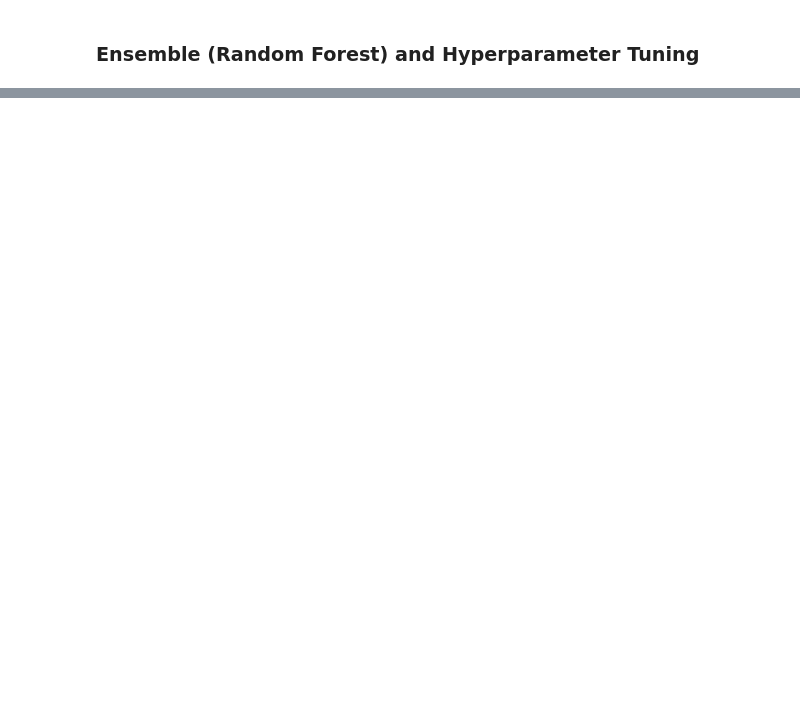
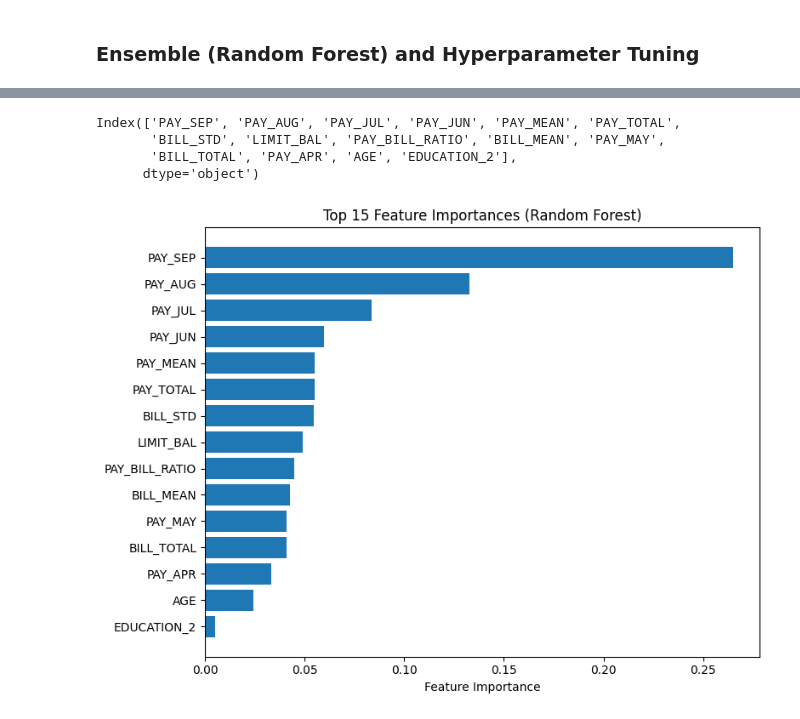
Before and after one commit to yaboywf/MLDP-Project, a Jupyter notebook: MLDP Program Codes Submission.ipynb, the cells around one changed output, grey strips where cells are left out. Drawn from its saved outputs; the diff is of its cells as text; code cells hidden in the pictures; blank space fills up the shorter version.

Commit message:
Add serialized Random Forest selected features to the repository

```diff
--- a/MLDP Program Codes Submission.ipynb
+++ b/MLDP Program Codes Submission.ipynb
@@ -528,0 +545,2 @@ While the overall accuracy is moderate at 0.69, accuracy alone is not an appropr
+# %%
+dt.fit(X_train, y_train)
@@ -530,10 +580,7 @@ While the overall accuracy is moderate at 0.69, accuracy alone is not an appropr
 ### Ensemble (Random Forest) and Hyperparameter Tuning
 # %%
 rf = RandomForestClassifier(
-    n_estimators=300,
     class_weight="balanced",
     random_state=2025,
     n_jobs=-1
 )
-# %%
-rf.fit(X_train, y_train)
@@ -598,0 +651,25 @@ weighted avg       0.79      0.78      0.78      9000
+# %%
+importances = pd.Series(
+    best_rf.feature_importances_,
+    index=X_train.columns
+).sort_values(ascending=False)
+
+# Keep top 15 features (simple, defensible rule)
+top_features = importances.head(15).index
+top_features
+# %% [output]
+Index(['PAY_SEP', 'PAY_AUG', 'PAY_JUL', 'PAY_JUN', 'PAY_MEAN', 'PAY_TOTAL',
+       'BILL_STD', 'LIMIT_BAL', 'PAY_BILL_RATIO', 'BILL_MEAN', 'PAY_MAY',
+       'BILL_TOTAL', 'PAY_APR', 'AGE', 'EDUCATION_2'],
+      dtype='object')
+# %%
+fi_df = importances.head(15).sort_values()
+
+plt.figure(figsize=(8, 6))
+plt.barh(fi_df.index, fi_df.values)
+plt.xlabel("Feature Importance")
+plt.title("Top 15 Feature Importances (Random Forest)")
+plt.tight_layout()
+plt.show()
+# %% [output]
+[figure, added]
```
Also changed, not shown: parts of 24 cells of this notebook, 3 other files.
